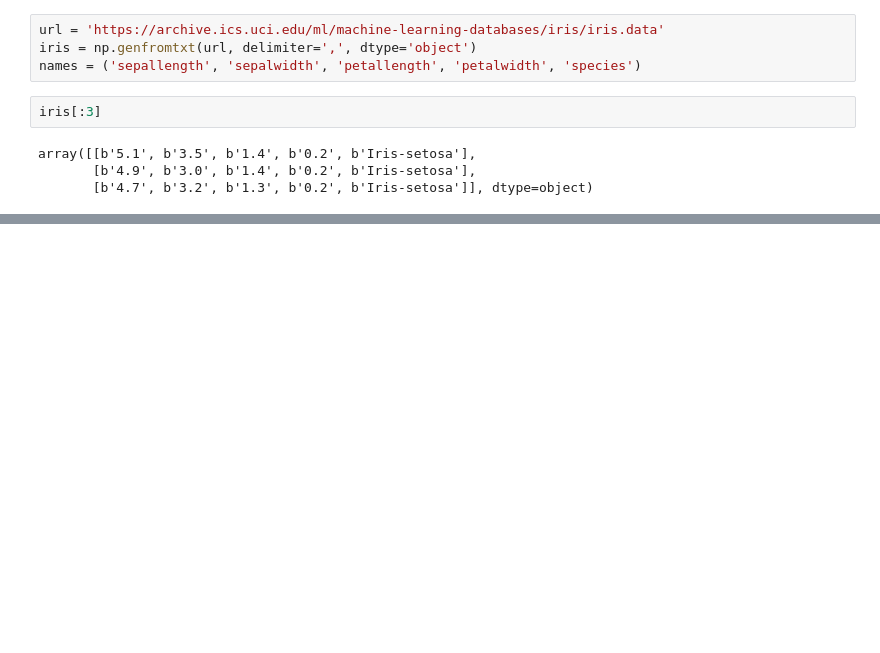
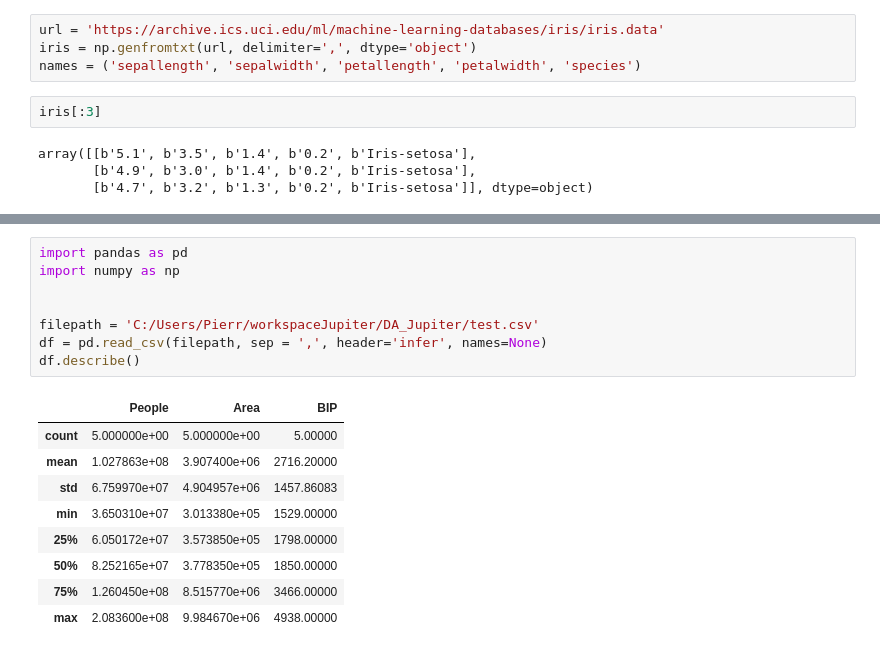
Before and after one commit to PierrevL/DA_Jupiter, a Jupyter notebook: Untitled.ipynb, the cells around one changed output, grey strips where cells are left out. Drawn from its saved outputs; the diff is of its cells as text; blank space fills up the shorter version.

```diff
--- a/Untitled.ipynb
+++ b/Untitled.ipynb
@@ -251,0 +319,18 @@ array([[b'5.1', b'3.5', b'1.4', b'0.2', b'Iris-setosa'],
+# %%
+import pandas as pd
+import numpy as np
+
+
+filepath = 'C:/Users/Pierr/workspaceJupiter/DA_Jupiter/test.csv'
+df = pd.read_csv(filepath, sep = ',', header='infer', names=None)
+df.describe()
+# %% [output]
+|  | People | Area | BIP |
+| count | 5.000000e+00 | 5.000000e+00 | 5.00000 |
+| mean | 1.027863e+08 | 3.907400e+06 | 2716.20000 |
+| std | 6.759970e+07 | 4.904957e+06 | 1457.86083 |
+| min | 3.650310e+07 | 3.013380e+05 | 1529.00000 |
+| 25% | 6.050172e+07 | 3.573850e+05 | 1798.00000 |
+| 50% | 8.252165e+07 | 3.778350e+05 | 1850.00000 |
+| 75% | 1.260450e+08 | 8.515770e+06 | 3466.00000 |
+| max | 2.083600e+08 | 9.984670e+06 | 4938.00000 |
```
Also changed, not shown: parts of 15 cells of this notebook, 1 other file.
